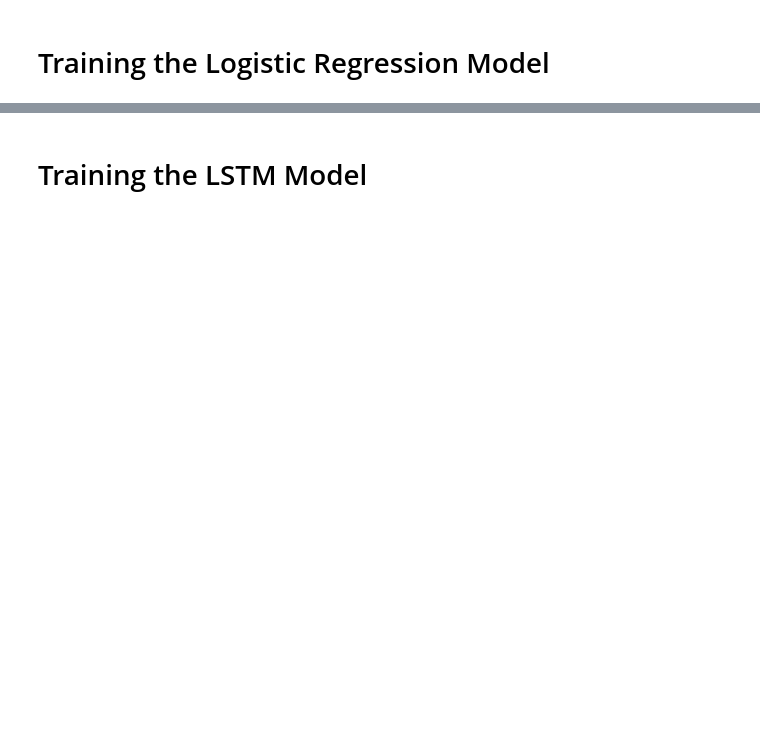
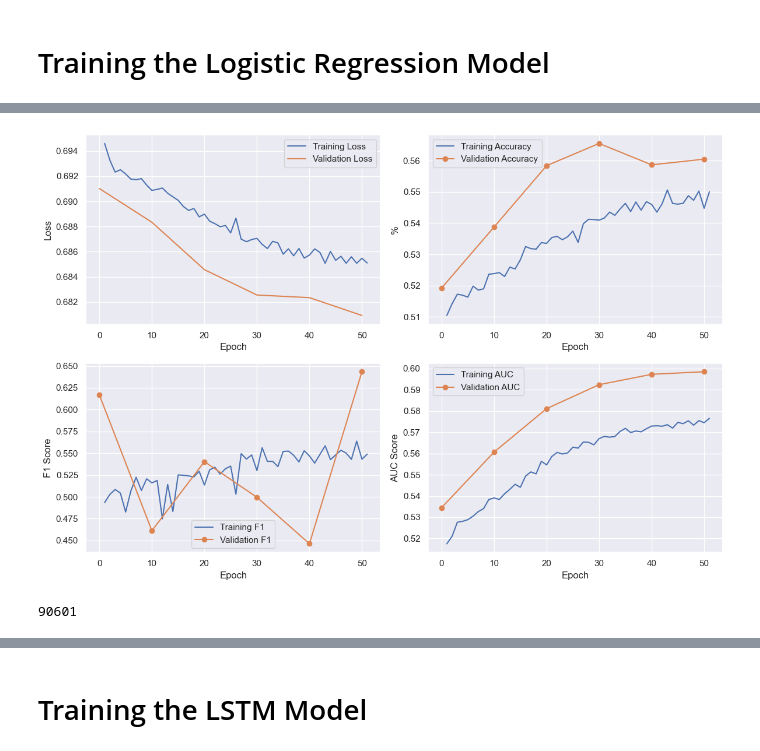
Before and after one commit to ece1786-2023/FundSeer, a Jupyter notebook: notebooks/gfm_baseline_models.ipynb, the cells around one changed output, grey strips where cells are left out. Saved outputs shown, nothing was run; the diff lists cells and outputs as text; code cells hidden in the pictures; blank space fills up the shorter version.

```diff
--- a/notebooks/gfm_baseline_models.ipynb
+++ b/notebooks/gfm_baseline_models.ipynb
@@ -78,7 +73,7 @@ def preprocess_string(str1):
 def preprocess_sentence(sen1):
     word_list=[]
     stop_word = set(stopwords.words("english"))
-    for word in sen1.lower().split():
+    for word in str(sen1).lower().split():
         word = preprocess_string(word)
         if word not in stop_word and word!='':
             word_list.append(word)
@@ -97,7 +92,6 @@ def get_stoi(data):
     return stoi
 
 def tokenize(data, labels, stoi):
-    # tokenize
     data_encoded = []
     for review in data:
         data_encoded.append([stoi[word] for word in preprocess_sentence(review)
@@ -135,7 +128,7 @@ valid_data_encoded, valid_labels_encoded = tokenize(valid_data, valid_labels, st
 test_data_encoded, test_labels_encoded = tokenize(test_data, test_labels, stoi)
 
 # Padding
-seq_len = 16
+seq_len = 512
 train_data_padded = padding_(train_data_encoded, seq_len)
 valid_data_padded = padding_(valid_data_encoded, seq_len)
 test_data_padded = padding_(test_data_encoded, seq_len)
@@ -158,7 +151,7 @@ valid_dataset = TensorDataset(valid_data_tensor, valid_labels_tensor)
 test_dataset = TensorDataset(test_data_tensor, test_labels_tensor)
 
 # Create DataLoaders
-batch_size = 16
+batch_size = 256
 train_loader = DataLoader(dataset=train_dataset, batch_size=batch_size, shuffle=True)
 valid_loader = DataLoader(dataset=valid_dataset, batch_size=batch_size, shuffle=False)
 test_loader = DataLoader(dataset=test_dataset, batch_size=batch_size, shuffle=False)
@@ -243,18 +226,18 @@ class BaselineModel(nn.Module):
             self.embedding = nn.Embedding(vocab_size, embedding_dim)
 
         # Linear layer
-        self.linear1 = nn.Linear(embedding_dim, 1)
+        self.linear1 = nn.Linear(embedding_dim, embedding_dim)
+        self.linear2 = nn.Linear(embedding_dim, 1)
+        self.dropout = nn.Dropout(0.5)
 
     def forward(self, x):
         embedded = self.embedding(x)
-        # Assuming x is a tensor representing the sequence, you may need to adjust accordingly
 
         # Average pooling along the sequence dimension
         pooled = embedded.mean(dim=1)
 
         # Linear layer
-        output = self.linear1(pooled)
-
+        output = self.linear2(self.dropout(self.linear1(pooled)))
         return output.squeeze()
 # %% [markdown]
 # Training the Logistic Regression Model
@@ -456,0 +396,15 @@ Epoch 100/100,                  Training Loss: 0.6780, Training Accuracy: 57.88%
+# %%
+embedding_dim = 300
+lr = 1e-3
+num_epochs = 50
+glove = GloVe(name='6B', dim=300)
+
+device = torch.device("cuda" if torch.cuda.is_available() else "cpu")
+model = BaselineModel(len(stoi)+1, embedding_dim, pretrained_embedding=glove.vectors)
+optimizer = optim.AdamW(model.parameters(), lr=lr)
+scheduler = CosineAnnealingLR(optimizer, T_max=num_epochs)
+criterion = nn.BCEWithLogitsLoss()
+#
+model.to(device)
+train(model, train_loader, valid_loader, criterion, optimizer, scheduler, device, num_epochs=num_epochs, val_interval=10, model_type="linear")
+# %% [output]
@@ -457,3 +428,13 @@ Epoch 100/100,                  Training Loss: 0.6780, Training Accuracy: 57.88%
+[figure, added]
+# %%
+# Print the number of parameters for the logistic regression model
+
+def count_parameters(model):
+    return sum(p.numel() for p in model.parameters() if p.requires_grad)
+
+count_parameters(model)
+# %% [output]
+90601
 # %%
 # logistic regression performance on test set
 validate(model, test_loader, criterion=criterion, device=device)
```
Also changed, not shown: parts of 17 cells of this notebook, 10 other files.
